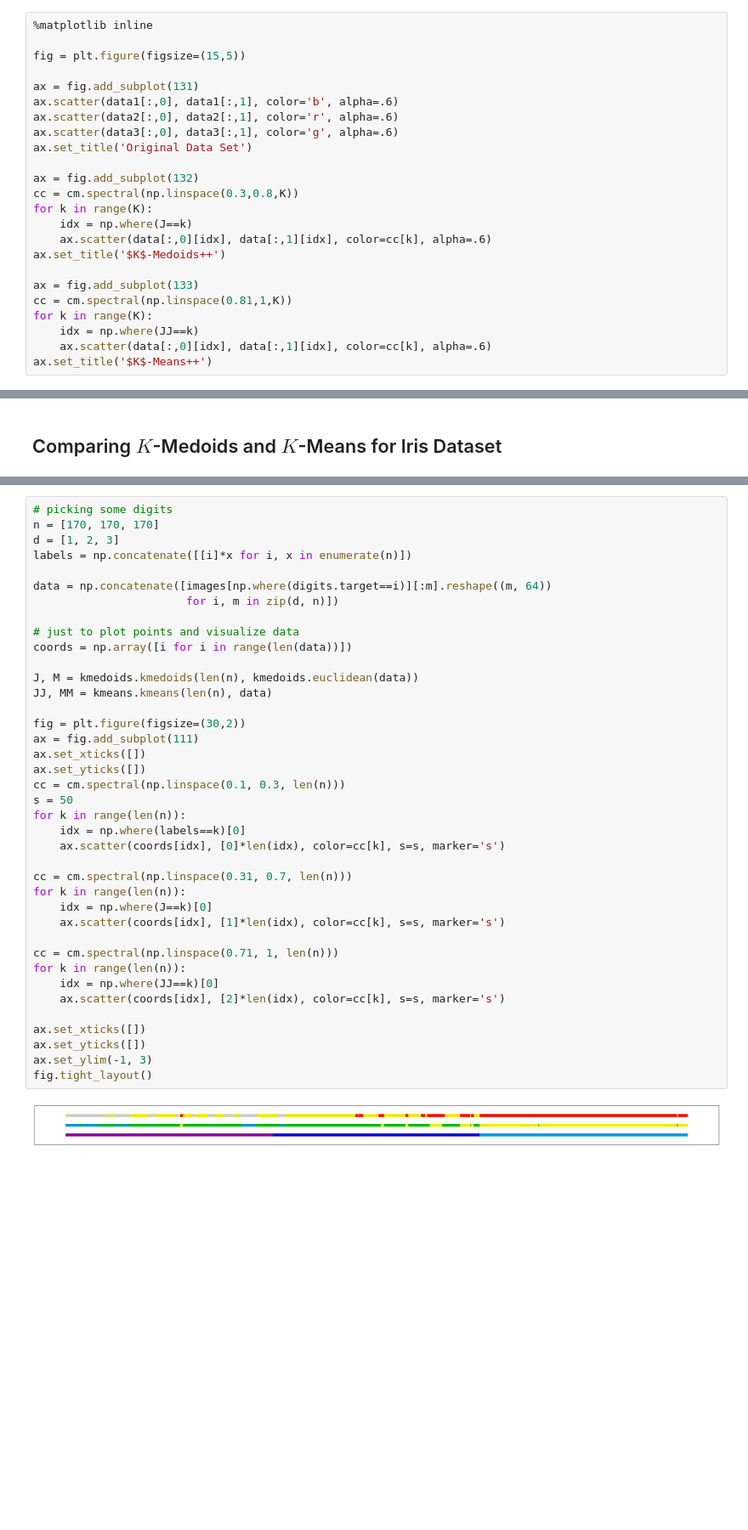
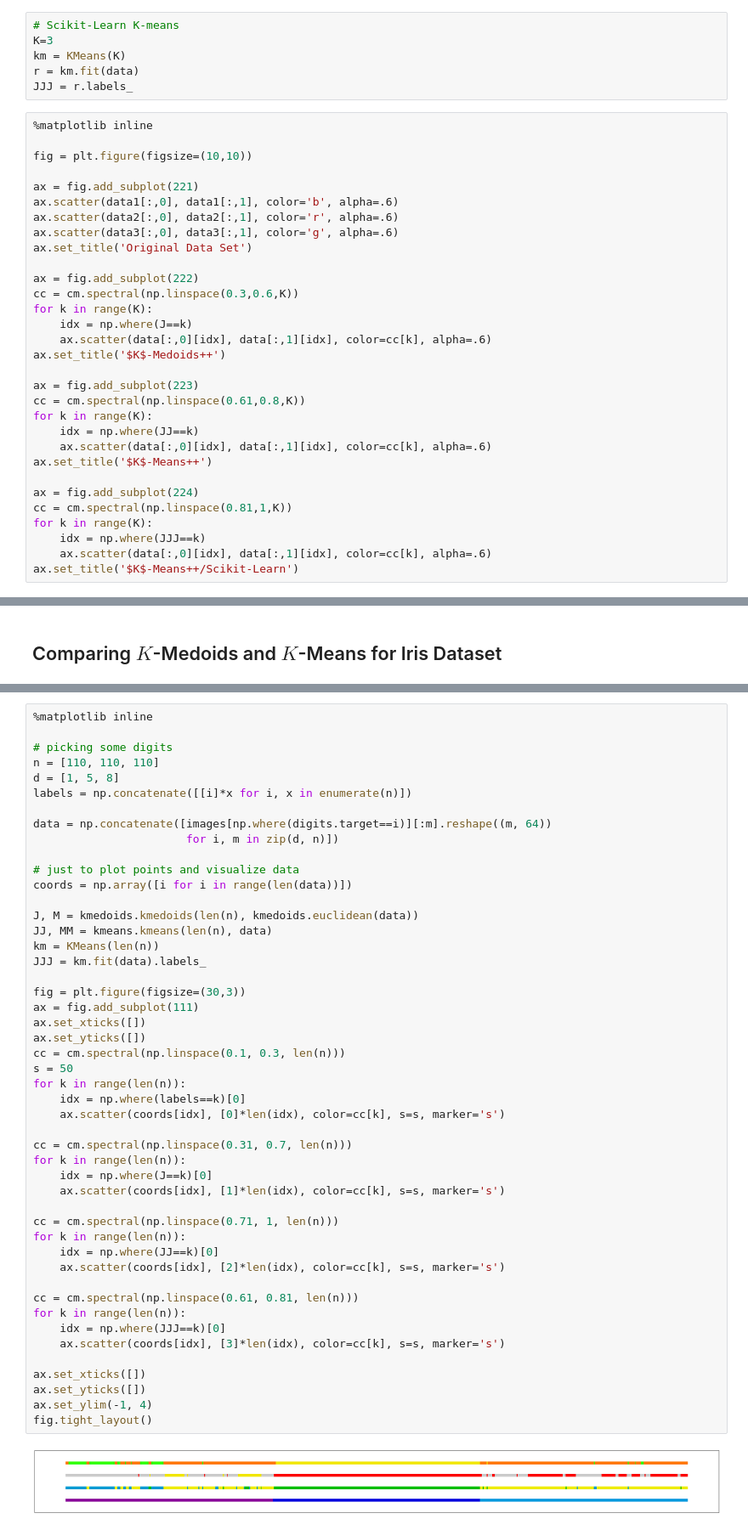
Before and after one commit to neurodata/non-parametric-clustering, a Jupyter notebook: k-medoids.ipynb, the cells around one changed output, grey strips where cells are left out. Shown: that part at 85% size. Cells and saved outputs as stored; diff of their text form; blank space fills up the shorter version.

```diff
--- a/k-medoids.ipynb
+++ b/k-medoids.ipynb
@@ -76,28 +84,41 @@ J, M = kmedoids.kmedoids(K, D)
 K=3
 JJ, MM = kmeans.kmeans(K, data)
+# %%
+# Scikit-Learn K-means
+K=3
+km = KMeans(K)
+r = km.fit(data)
+JJJ = r.labels_
 # %%
 %matplotlib inline
 
-fig = plt.figure(figsize=(15,5))
+fig = plt.figure(figsize=(10,10))
 
-ax = fig.add_subplot(131)
+ax = fig.add_subplot(221)
 ax.scatter(data1[:,0], data1[:,1], color='b', alpha=.6)
 ax.scatter(data2[:,0], data2[:,1], color='r', alpha=.6)
 ax.scatter(data3[:,0], data3[:,1], color='g', alpha=.6)
 ax.set_title('Original Data Set')
 
-ax = fig.add_subplot(132)
-cc = cm.spectral(np.linspace(0.3,0.8,K))
+ax = fig.add_subplot(222)
+cc = cm.spectral(np.linspace(0.3,0.6,K))
 for k in range(K):
     idx = np.where(J==k)
     ax.scatter(data[:,0][idx], data[:,1][idx], color=cc[k], alpha=.6)
 ax.set_title('$K$-Medoids++')
 
-ax = fig.add_subplot(133)
-cc = cm.spectral(np.linspace(0.81,1,K))
+ax = fig.add_subplot(223)
+cc = cm.spectral(np.linspace(0.61,0.8,K))
 for k in range(K):
     idx = np.where(JJ==k)
     ax.scatter(data[:,0][idx], data[:,1][idx], color=cc[k], alpha=.6)
 ax.set_title('$K$-Means++')
+
+ax = fig.add_subplot(224)
+cc = cm.spectral(np.linspace(0.81,1,K))
+for k in range(K):
+    idx = np.where(JJJ==k)
+    ax.scatter(data[:,0][idx], data[:,1][idx], color=cc[k], alpha=.6)
+ax.set_title('$K$-Means++/Scikit-Learn')
 # %% [output]
 <matplotlib.text.Text at 0x...>
@@ -261,9 +308,11 @@ fig.tight_layout()
 # %% [output]
 [figure]
 # %%
+%matplotlib inline
+
 # picking some digits
-n = [170, 170, 170]
-d = [1, 2, 3]
+n = [110, 110, 110]
+d = [1, 5, 8]
 labels = np.concatenate([[i]*x for i, x in enumerate(n)])
 
 data = np.concatenate([images[np.where(digits.target==i)][:m].reshape((m, 64))
@@ -271,34 +320,41 @@ data = np.concatenate([images[np.where(digits.target==i)][:m].reshape((m, 64))
 
 # just to plot points and visualize data
 coords = np.array([i for i in range(len(data))])
 
 J, M = kmedoids.kmedoids(len(n), kmedoids.euclidean(data))
 JJ, MM = kmeans.kmeans(len(n), data)
+km = KMeans(len(n))
+JJJ = km.fit(data).labels_
 
-fig = plt.figure(figsize=(30,2))
+fig = plt.figure(figsize=(30,3))
 ax = fig.add_subplot(111)
 ax.set_xticks([])
 ax.set_yticks([])
 cc = cm.spectral(np.linspace(0.1, 0.3, len(n)))
 s = 50
 for k in range(len(n)):
     idx = np.where(labels==k)[0]
     ax.scatter(coords[idx], [0]*len(idx), color=cc[k], s=s, marker='s')
 
 cc = cm.spectral(np.linspace(0.31, 0.7, len(n)))
 for k in range(len(n)):
     idx = np.where(J==k)[0]
     ax.scatter(coords[idx], [1]*len(idx), color=cc[k], s=s, marker='s')
 
 cc = cm.spectral(np.linspace(0.71, 1, len(n)))
 for k in range(len(n)):
     idx = np.where(JJ==k)[0]
     ax.scatter(coords[idx], [2]*len(idx), color=cc[k], s=s, marker='s')
 
+cc = cm.spectral(np.linspace(0.61, 0.81, len(n)))
+for k in range(len(n)):
+    idx = np.where(JJJ==k)[0]
+    ax.scatter(coords[idx], [3]*len(idx), color=cc[k], s=s, marker='s')
+
 ax.set_xticks([])
 ax.set_yticks([])
-ax.set_ylim(-1, 3)
+ax.set_ylim(-1, 4)
 fig.tight_layout()
 # %% [output]
-[figure, old version]
+[figure, new version]
 # %% [markdown]
```
Also changed, not shown: parts of 40 cells of this notebook, 5 other files.
